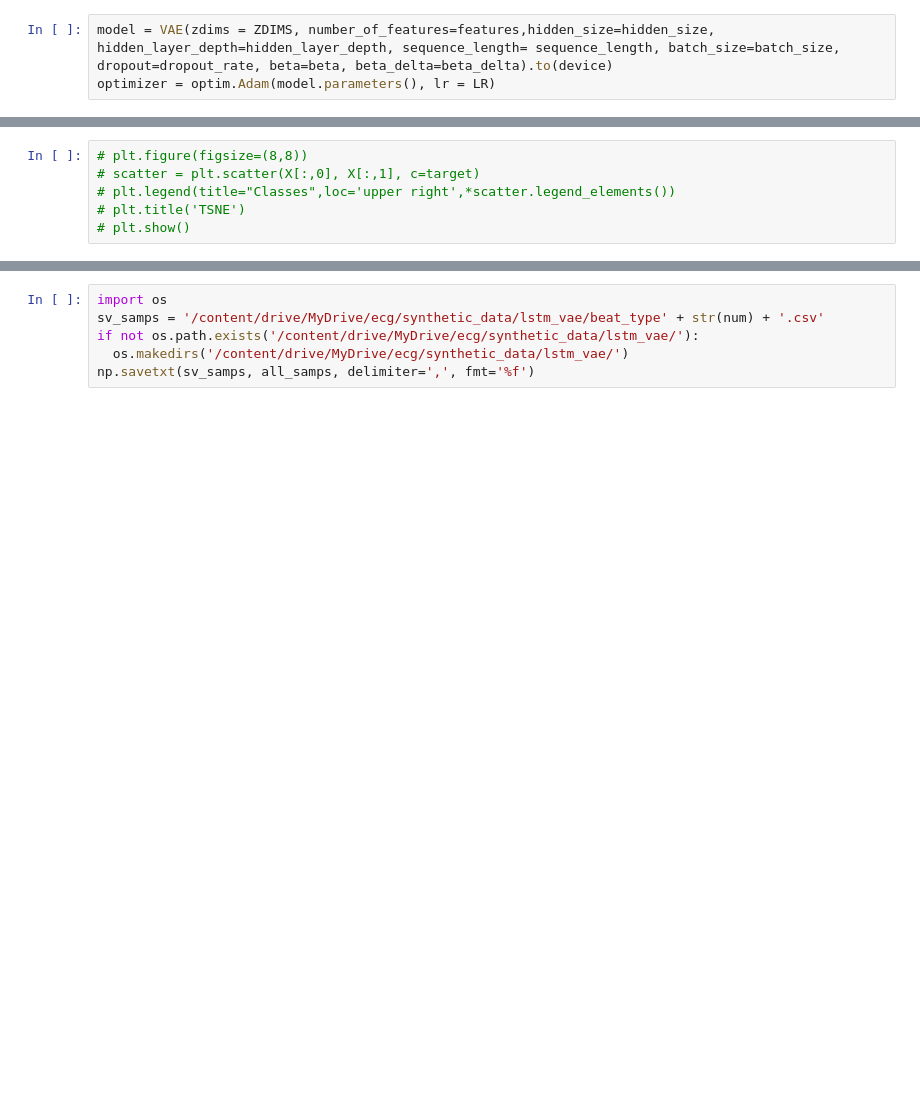
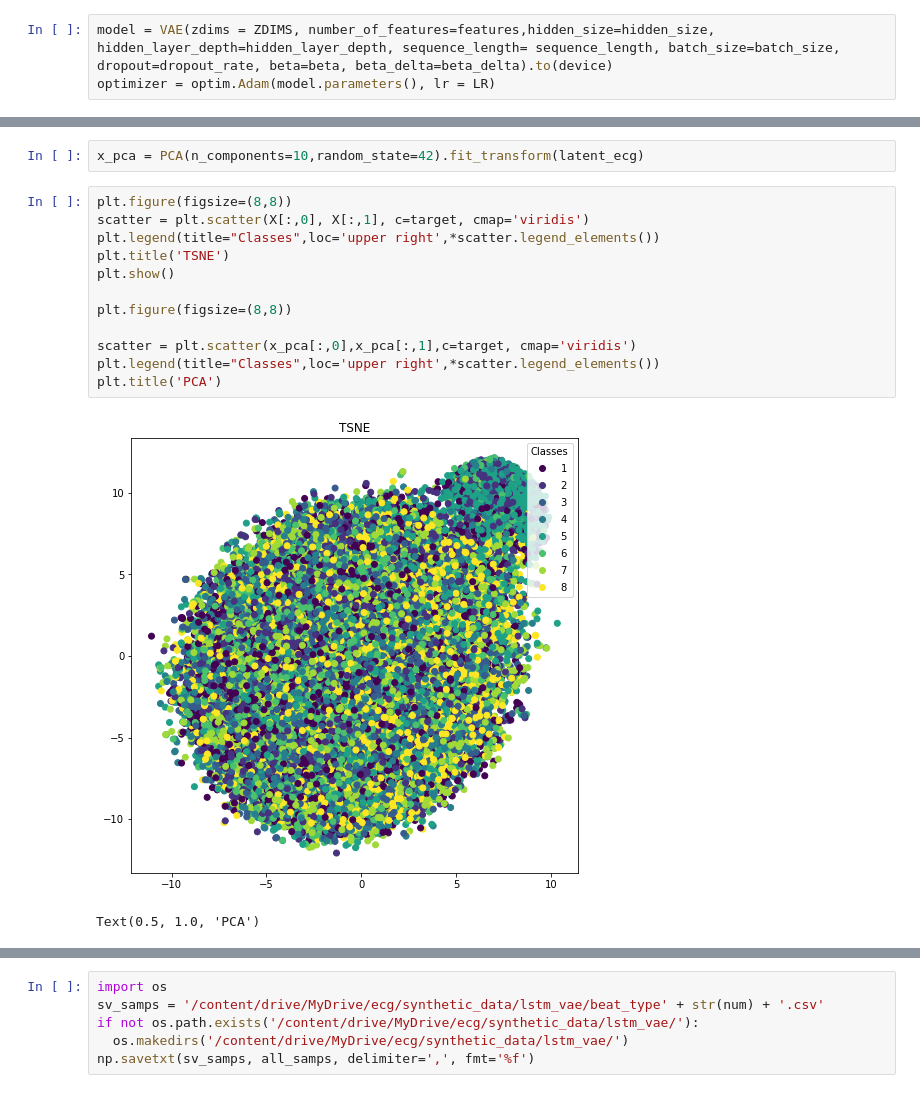
Before and after one commit to ruchiraravishankar/lvl4-hons-project, a Jupyter notebook: notebooks/LSTM_VAE.ipynb, the cells around one changed output, grey strips where cells are left out. Saved outputs shown, nothing was run; the diff lists cells and outputs as text; blank space fills up the shorter version.

```diff
--- a/notebooks/LSTM_VAE.ipynb
+++ b/notebooks/LSTM_VAE.ipynb
@@ -375,6 +366,17 @@ for i in range(5):
+# %%
+x_pca = PCA(n_components=10,random_state=42).fit_transform(latent_ecg)
 # %%
-# plt.figure(figsize=(8,8))
-# scatter = plt.scatter(X[:,0], X[:,1], c=target)
-# plt.legend(title="Classes",loc='upper right',*scatter.legend_elements())
-# plt.title('TSNE')
-# plt.show()
+plt.figure(figsize=(8,8))
+scatter = plt.scatter(X[:,0], X[:,1], c=target, cmap='viridis')
+plt.legend(title="Classes",loc='upper right',*scatter.legend_elements())
+plt.title('TSNE')
+plt.show()
+
+plt.figure(figsize=(8,8))
+
+scatter = plt.scatter(x_pca[:,0],x_pca[:,1],c=target, cmap='viridis')
+plt.legend(title="Classes",loc='upper right',*scatter.legend_elements())
+plt.title('PCA')
+# %% [output]
+[figure, added]
+Text(0.5, 1.0, 'PCA')
```
Also changed, not shown: parts of 45 cells of this notebook, 14 other files.
